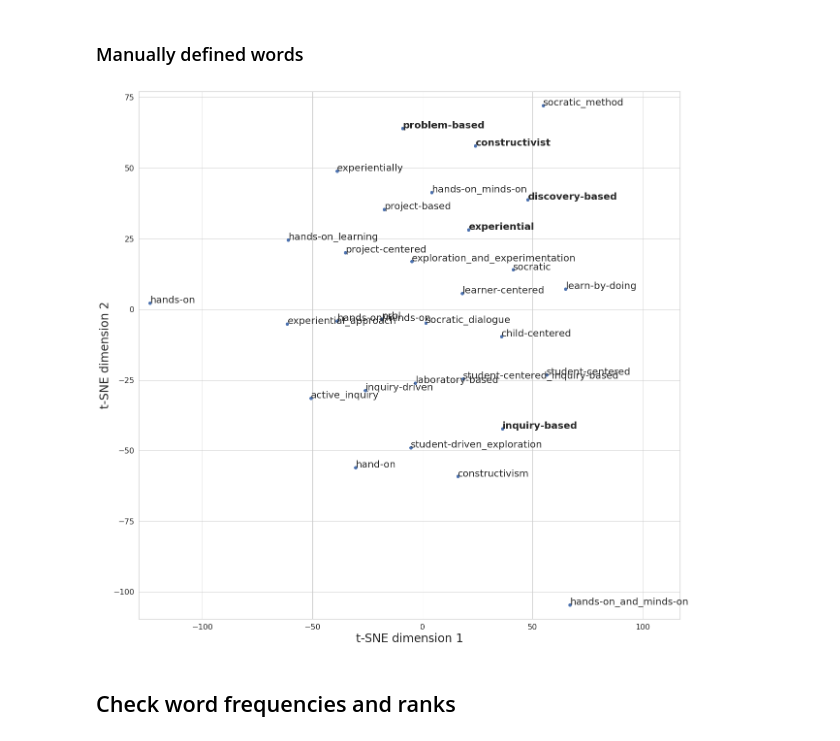
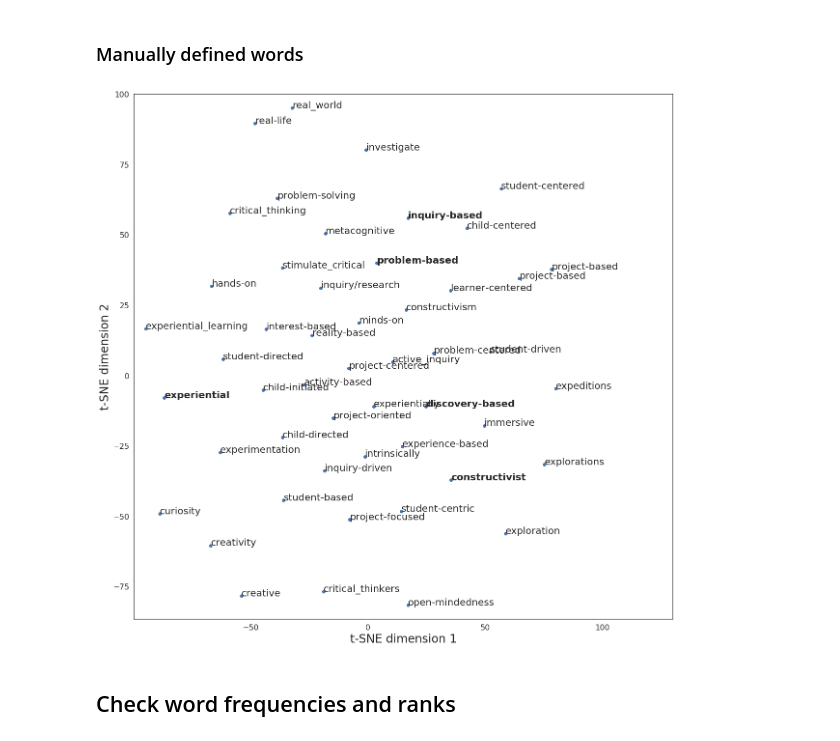
Before and after one commit to jhaber-zz/wem4themes, a Jupyter notebook: search_dict.ipynb, the cells around one changed output. Cells and saved outputs as stored; diff of their text form; code cells hidden in the pictures.

Commit message:
adding new IBL 50-term validated dictionary and its visualization

```diff
--- a/search_dict.ipynb
+++ b/search_dict.ipynb
@@ -401,6 +399,15 @@ inq30 = ['discovery-based', 'student-driven_exploration', 'exploration_and_exper
          'socratic', 'socratic_method', 'socratic_dialogue',
          'child-centered', 'learner-centered', 'student-centered']
 
+inq50 = ['inquiry-based', 'problem-based', 'discovery-based', 'experiential', 'constructivist', 'hands-on',
+         'experiential_learning', 'creative', 'problem-solving', 'critical_thinking', 'real_world', 'creativity',
+         'project-based', 'exploration', 'curiosity', 'investigate', 'real-life', 'student-centered', 'critical_thinkers',
+         'expeditions', 'child-centered', 'experimentation', 'explorations', 'student-based', 'immersive', 'activity-based',
+         'open-mindedness', 'student-driven', 'intrinsically', 'reality-based', 'learner-centered', 'interest-based',
+         'minds-on', 'metacognitive', 'experience-based', 'constructivism', 'project-based', 'student-directed',
+         'project-oriented', 'inquiry/research', 'project-focused', 'stimulate_critical', 'student-centric', 'active_inquiry',
+         'inquiry-driven', 'child-directed', 'child-initiated', 'experientially', 'problem-centered', 'project-centered']
+
 # Could add more terms, too:
 model.most_similar(inq30, topn=500)
 # %% [output]
@@ -481,7 +488,7 @@ display_closestwords(model, test_word, 30)
 # TO DO: Adapt function above to be able to perform this visualization
 # Set terms for visualization:
 core_words = inqseed
-close_words = inq30
+close_words = inq50
 
 # Define model parameters
 dimensions = 300
@@ -497,32 +504,32 @@ for wrd_label in close_words:
 # find tsne coords for 2 dimensions, using cosine distances as metric
 tsne = TSNE(n_components=2, random_state=0, metric=distance.cosine)
 np.set_printoptions(suppress=True)
 Y = tsne.fit_transform(arr)
 
 x_coords = Y[:, 0]
 y_coords = Y[:, 1]
 
 # display scatter plot
 fig, ax = plt.subplots(figsize=(20,20))
 ax.scatter(x_coords, y_coords, alpha=1, color='b')
 
 sns.set(style='white')
 
 for label, x, y in zip(word_labels, x_coords, y_coords):
     if label in core_words:
         ax.annotate(label, xy=(x, y), xytext=(0, 0), textcoords='offset points', fontweight='bold').set_fontsize(20)
     else:
         ax.annotate(label, xy=(x, y), xytext=(0, 0), textcoords='offset points').set_fontsize(20)
 
 ax.set_xlim(x_coords.min()-5, x_coords.max()+50)
 ax.set_ylim(y_coords.min()-5, y_coords.max()+5)
 ax.set_xlabel('t-SNE dimension 1')
 ax.set_ylabel('t-SNE dimension 2')
 ax.xaxis.label.set_fontsize(24)
 ax.yaxis.label.set_fontsize(24)
 for item in (ax.get_xticklabels() + ax.get_yticklabels()):
     item.set_fontsize(16)
 plt.show()
 # %% [output]
-[figure, old version]
+[figure, new version]
 # %%
```
Also changed, not shown: parts of 3 cells of this notebook, 1 other file.
